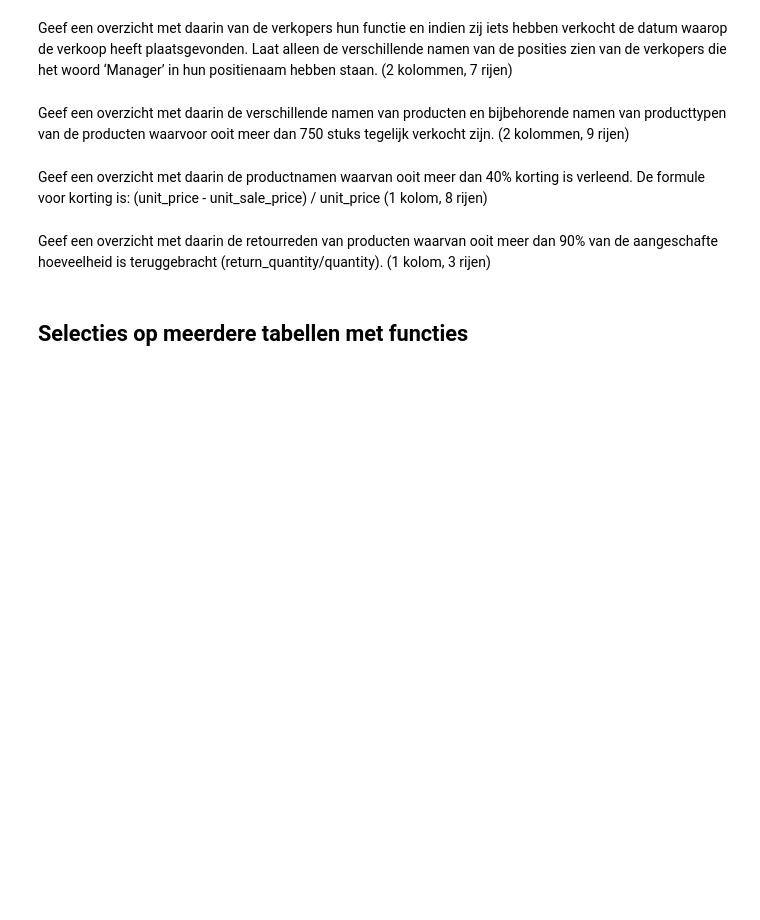
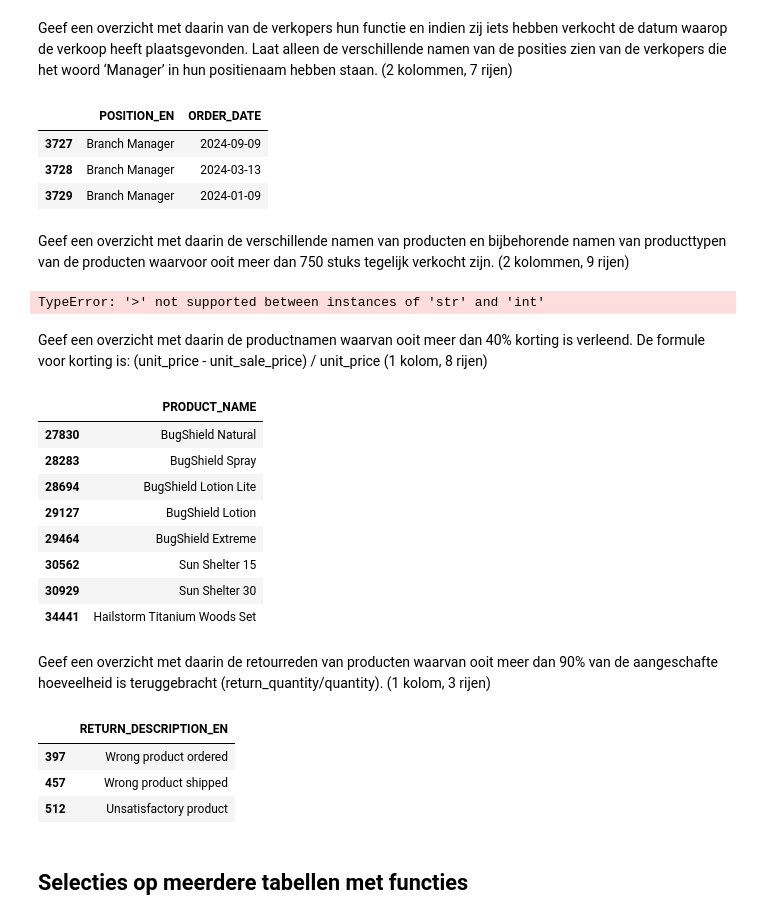
Before and after one commit to Byrott0/DEDS_Portfolio, a Jupyter notebook: wk1.1/DEDS_WC_1.2_en_1.3_Opdrachten.ipynb, the cells around one changed output. Saved outputs shown, nothing was run; the diff lists cells and outputs as text; code cells hidden in the pictures; blank space fills up the shorter version.

```diff
--- a/wk1.1/DEDS_WC_1.2_en_1.3_Opdrachten.ipynb
+++ b/wk1.1/DEDS_WC_1.2_en_1.3_Opdrachten.ipynb
@@ -300,12 +315,56 @@ filtered
 | 3185 | Alameda Santos, 9876 | Bayard | Lopes |
 # %% [markdown]
 Geef een overzicht met daarin van de verkopers hun functie en indien zij iets hebben verkocht de datum waarop de verkoop heeft plaatsgevonden. Laat alleen de verschillende namen van de posities zien van de verkopers die het woord ‘Manager’ in hun positienaam hebben staan. (2 kolommen, 7 rijen)
+# %%
+sf_merge = sf_salesstaff.merge(sf_order_header, on='SALES_STAFF_CODE')
+filtered = sf_merge.loc[sf_merge['POSITION_EN'].str.contains('Manager'), ['POSITION_EN', 'ORDER_DATE']].drop_duplicates().head(7)
+filtered
+# %% [output]
+|  | POSITION_EN | ORDER_DATE |
+| 3727 | Branch Manager | 2024-09-09 |
+| 3728 | Branch Manager | 2024-03-13 |
+| 3729 | Branch Manager | 2024-01-09 |
 # %% [markdown]
 Geef een overzicht met daarin de verschillende namen van producten en bijbehorende namen van producttypen van de producten waarvoor ooit meer dan 750 stuks tegelijk verkocht zijn. (2 kolommen, 9 rijen)
+# %%
+#error
+sf_merge = sf_product.merge(sf_product_type, on='PRODUCT_TYPE_CODE')
+filtered = sf_merge.loc[sf_merge['PRODUCT_NAME']> 750, ['PRODUCT_NAME', 'PRODUCT_TYPE_EN']]
+filtered
+# %% [output]
+TypeError: '>' not supported between instances of 'str' and 'int'
 # %% [markdown]
 Geef een overzicht met daarin de productnamen waarvan ooit meer dan 40% korting is verleend. De formule voor korting is: (unit_price - unit_sale_price) / unit_price (1 kolom, 8 rijen)
+# %%
+#error
+sf_merge = sf_product.merge(sf_orderdet, on='PRODUCT_NUMBER')
+filtered = sf_merge.loc[((sf_merge['UNIT_PRICE'] - sf_merge['UNIT_SALE_PRICE']) / sf_merge['UNIT_PRICE']) > 0.4, ['PRODUCT_NAME']]
+filtered.drop_duplicates()
+# %% [output]
+|  | PRODUCT_NAME |
+| 27830 | BugShield Natural |
+| 28283 | BugShield Spray |
+| 28694 | BugShield Lotion Lite |
+| 29127 | BugShield Lotion |
+| 29464 | BugShield Extreme |
+| 30562 | Sun Shelter 15 |
+| 30929 | Sun Shelter 30 |
+| 34441 | Hailstorm Titanium Woods Set |
 # %% [markdown]
 Geef een overzicht met daarin de retourreden van producten waarvan ooit meer dan 90% van de aangeschafte hoeveelheid is teruggebracht (return_quantity/quantity). (1 kolom, 3 rijen)
+# %%
+sql_queryrr = "SELECT * FROM return_reason;"
+sf_return_reason = pd.read_sql(sql_queryrr, sales_conn)
+sf_merge = sf_return_reason.merge(sf_returned, on='RETURN_REASON_CODE')
+sf_merge = sf_merge.merge(sf_orderdet, on='ORDER_DETAIL_CODE')
+
+filtered = sf_merge.loc[(sf_merge['RETURN_QUANTITY'] / sf_merge['QUANTITY']) > 0.9, ['RETURN_DESCRIPTION_EN']]
+filtered.drop_duplicates()
+# %% [output]
+|  | RETURN_DESCRIPTION_EN |
+| 397 | Wrong product ordered |
+| 457 | Wrong product shipped |
+| 512 | Unsatisfactory product |
 # %% [markdown]
 ## Selecties op meerdere tabellen met functies
 # %% [markdown]
```
Also changed, not shown: parts of 6 cells of this notebook, 5 other files.
